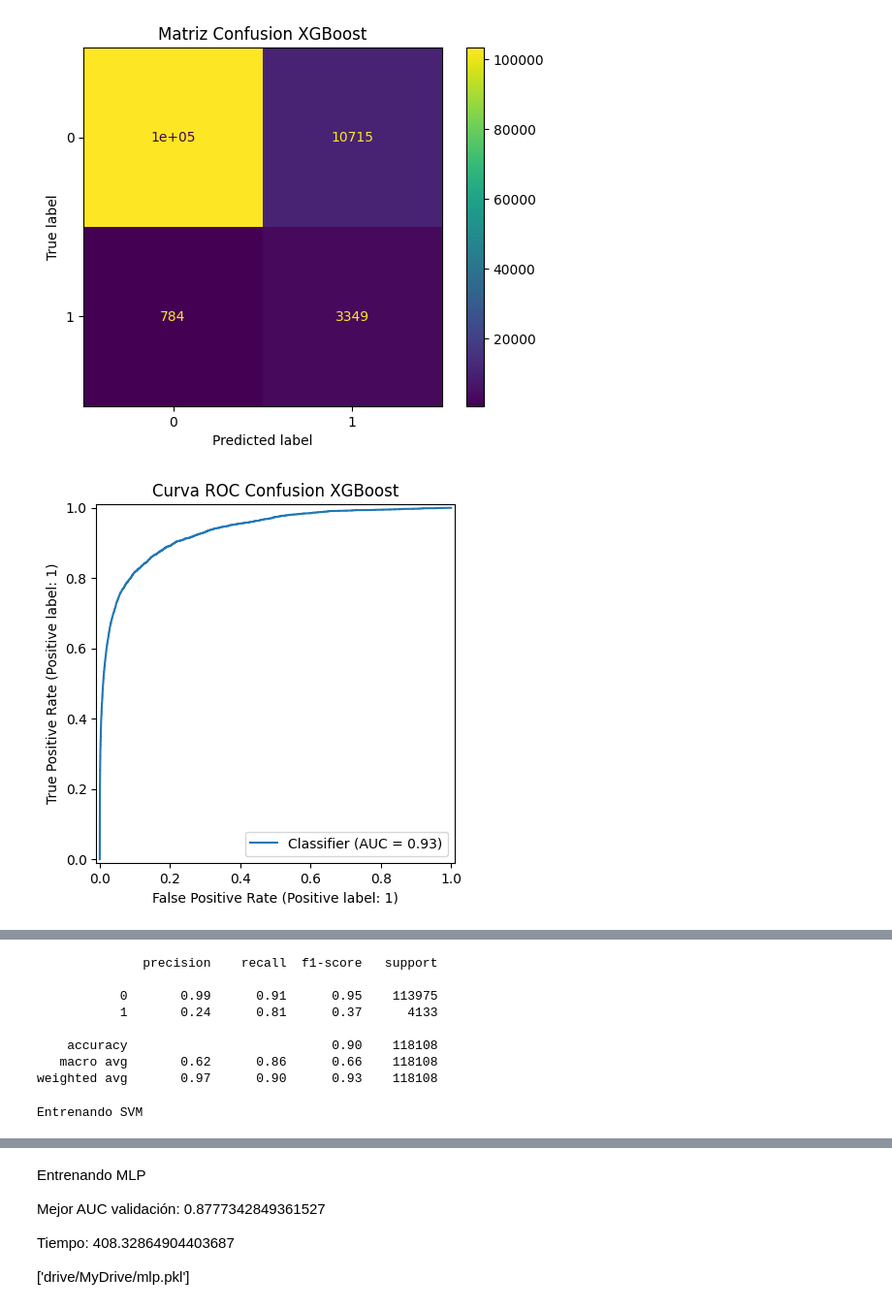
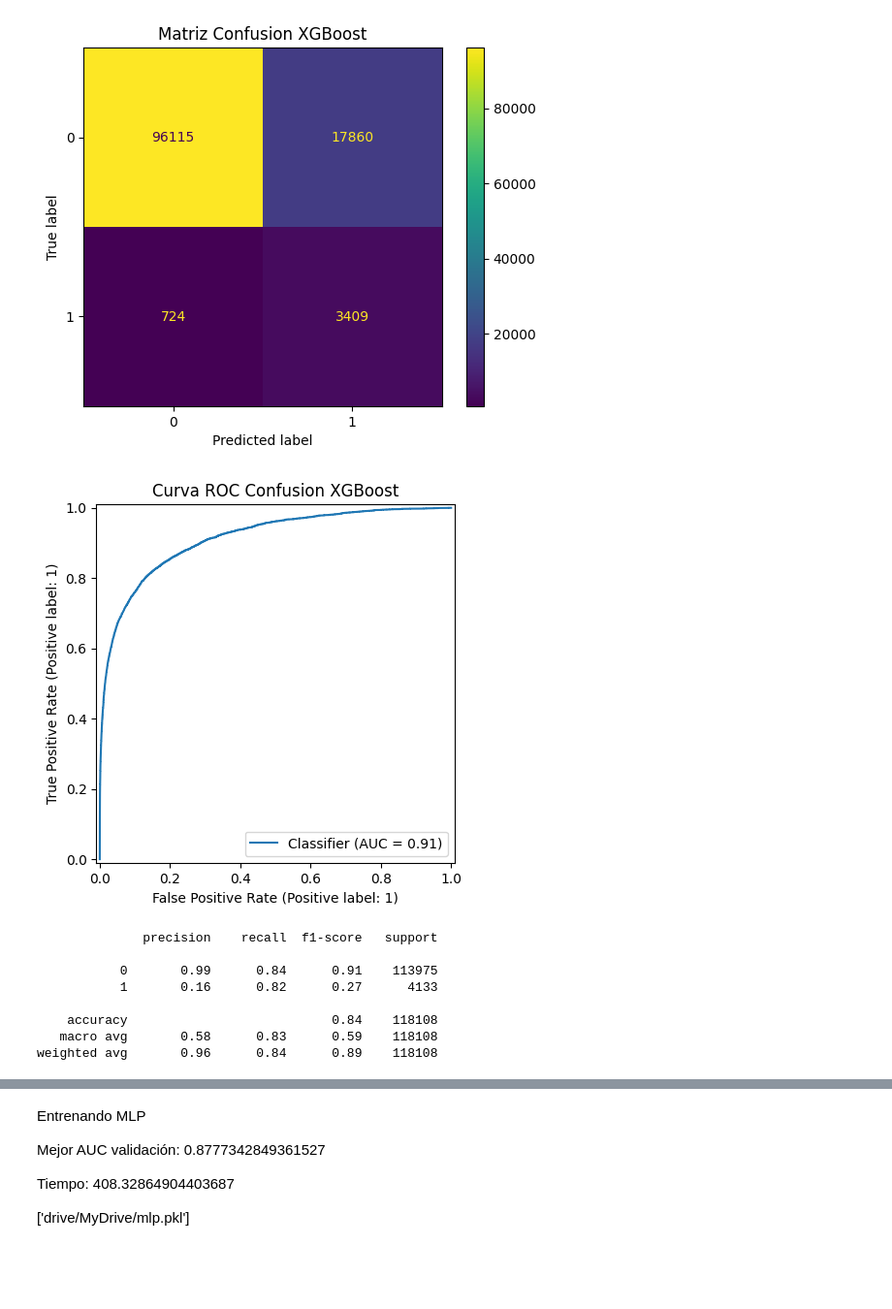
Before and after one commit to Jefryllerena/Parcial_Practico_Regresion_Segmentacion, a Jupyter notebook: _sources/modelos_clasificacion.ipynb, the cells around one changed output, grey strips where cells are left out. Shown at 97% size. Saved outputs shown, nothing was run; the diff lists cells and outputs as text; code cells hidden in the pictures; blank space fills up the shorter version.

```diff
--- a/_sources/modelos_clasificacion.ipynb
+++ b/_sources/modelos_clasificacion.ipynb
@@ -111,6 +204,6 @@ converge
 # %%
 # logreg_metricas
-modelo_log = joblib.load('drive/MyDrive/logreg.pkl')
+modelo_log = joblib.load('drive/MyDrive/punto_2_logreg.pkl')
 pro_log = modelo_log.predict_proba(X_val)[:, 1]
 pr_log = (pro_log >= 0.5).astype(int)
 cm_log = confusion_matrix(y_val, pr_log)
@@ -123,6 +216,7 @@ plt.title("Curva ROC Confusion LOGREG")
 plt.show()
 res = ['Logistic Regression', precision_score(y_val, pr_log), recall_score(y_val, pr_log), f1_score(y_val, pr_log), roc_auc_score(y_val, pro_log)]
 resultados.loc[len(resultados)] = res;
+print(classification_report(y_val, pr_log))
 
 resultados
 # %% [output]
@@ -164,6 +307,6 @@ Tiempo: 7.417926073074341
 # %%
 # bayesiano_metricas
-modelo_nb = joblib.load('drive/MyDrive/bayes.pkl')
+modelo_nb = joblib.load('drive/MyDrive/punto_2_bayes.pkl')
 pro_nb = modelo_nb.predict_proba(X_val)[:, 1]
 pr_nb = (pro_nb >= 0.5).astype(int)
 cm_nb = confusion_matrix(y_val, pr_nb)
@@ -176,6 +319,7 @@ plt.title("Curva ROC Confusion BAYESIANO")
 plt.show()
 res = ['Bayesian Classification', precision_score(y_val, pr_nb), recall_score(y_val, pr_nb), f1_score(y_val, pr_nb), roc_auc_score(y_val, pro_nb)]
 resultados.loc[len(resultados)] = res;
+print(classification_report(y_val, pr_nb))
 
 resultados
 # %% [output]
@@ -218,6 +414,6 @@ Tiempo: 36.64292669296265
 # %%
 # arbol_metricas
-modelo_dt = joblib.load('drive/MyDrive/arbol.pkl')
+modelo_dt = joblib.load('drive/MyDrive/punto_2_arbol.pkl')
 pro_dt = modelo_dt.predict_proba(X_val)[:, 1]
 pr_dt = (pro_dt >= 0.5).astype(int)
 cm_dt = confusion_matrix(y_val, pr_dt)
@@ -232,6 +428,7 @@ plt.show()
 
 res = ['Decision Tree', precision_score(y_val, pr_dt), recall_score(y_val, pr_dt), f1_score(y_val, pr_dt), roc_auc_score(y_val, pro_dt)]
 resultados.loc[len(resultados)] = res
+print(classification_report(y_val, pr_dt))
 
 resultados
 # %% [output]
@@ -275,6 +531,6 @@ Tiempo: 220.5481595993042
 # %%
 # rf_metricas
-modelo_rf = joblib.load('drive/MyDrive/rf.pkl')
+modelo_rf = joblib.load('drive/MyDrive/punto_2_rf.pkl')
 pro_rf = modelo_rf.predict_proba(X_val)[:, 1]
 pr_rf = (pro_rf >= 0.5).astype(int)
 cm_rf = confusion_matrix(y_val, pr_rf)
@@ -286,6 +542,7 @@ plt.title("Curva ROC Confusion RANDOM FOREST")
 plt.show()
 res = ['Random Forest', precision_score(y_val, pr_rf), recall_score(y_val, pr_rf), f1_score(y_val, pr_rf), roc_auc_score(y_val, pro_rf)]
 resultados.loc[len(resultados)] = res
+print(classification_report(y_val, pr_rf))
 
 resultados
 # %% [output]
@@ -330,21 +637,30 @@ Tiempo: 67.46106290817261
 # %%
 # xgboost_metricas
-modelo_xgb = joblib.load('drive/MyDrive/xgb.pkl')
+modelo_xgb = joblib.load('drive/MyDrive/punto_2_xgb.pkl')
 pro_xgb = modelo_xgb.predict_proba(X_val)[:, 1]
 pr_xgb = (pro_xgb >= 0.5).astype(int)
 cm_xgb = confusion_matrix(y_val, pr_xgb)
 ConfusionMatrixDisplay(cm_xgb).plot()
 plt.title("Matriz Confusion XGBoost")
 plt.show()
 
 RocCurveDisplay.from_predictions(y_val, pro_xgb)
 plt.title("Curva ROC Confusion XGBoost")
 plt.show()
 res = ['XGBoost', precision_score(y_val, pr_xgb), recall_score(y_val, pr_xgb), f1_score(y_val, pr_xgb), roc_auc_score(y_val, pro_xgb)]
 resultados.loc[len(resultados)] = res
+print(classification_report(y_val, pr_xgb))
 
 resultados
 # %% [output]
-[figure, old version]
+[figure, new version]
-[figure, old version]
+[figure, new version]
+              precision    recall  f1-score   support
+
+           0       0.99      0.84      0.91    113975
+           1       0.16      0.82      0.27      4133
+
+    accuracy                           0.84    118108
+   macro avg       0.58      0.83      0.59    118108
+weighted avg       0.96      0.84      0.89    118108
 |  | modelo | precision | recall | f1 | auc |
@@ -357,24 +672,0 @@ resultados
-# %%
-print(classification_report(y_val, pr_xgb))
-# %% [output]
-              precision    recall  f1-score   support
-
-           0       0.99      0.91      0.95    113975
-           1       0.24      0.81      0.37      4133
-
-    accuracy                           0.90    118108
-   macro avg       0.62      0.86      0.66    118108
-weighted avg       0.97      0.90      0.93    118108
-# %%
-# svm_entrenamiento
-inicio = time.time()
-pipe_svm = Pipeline([('scaler', StandardScaler()), ('modelo', SVC(probability=True, class_weight='balanced'))])
-esp_svm = {'modelo__C': Real(1e-2, 10, prior='log-uniform'), 'modelo__gamma': Real(1e-4, 1, prior='log-uniform')}
-bay_svm = BayesSearchCV(pipe_svm, esp_svm, scoring='roc_auc', n_jobs=-1, cv=cv, n_iter=5, random_state=42)
-print('Entrenando SVM')
-bay_svm.fit(X_train, y_train)
-print('Mejor AUC validación:', bay_svm.best_score_)
-print('Tiempo:', time.time() - inicio)
-joblib.dump(bay_svm.best_estimator_, 'drive/MyDrive/svm.pkl')
-# %% [output]
-Entrenando SVM
```
Also changed, not shown: parts of 56 cells of this notebook, 30 other files.
